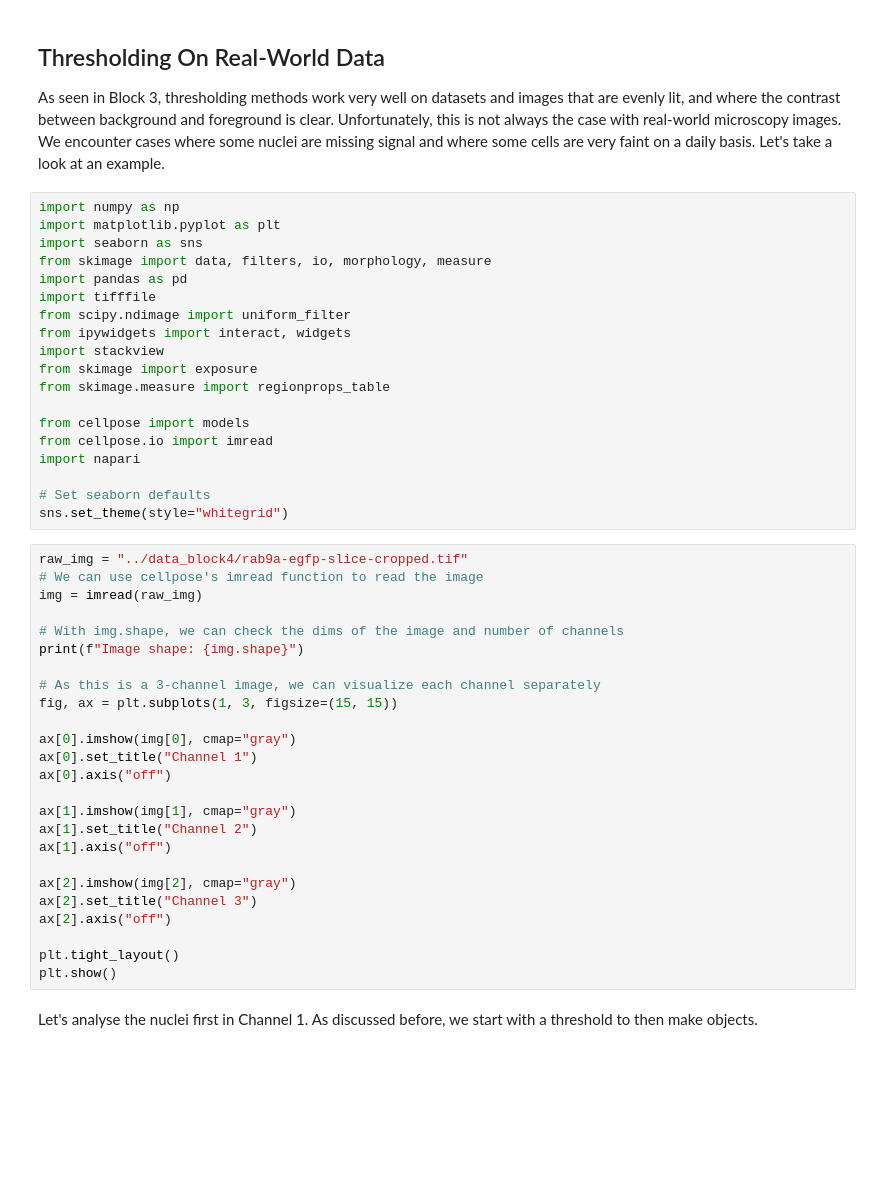
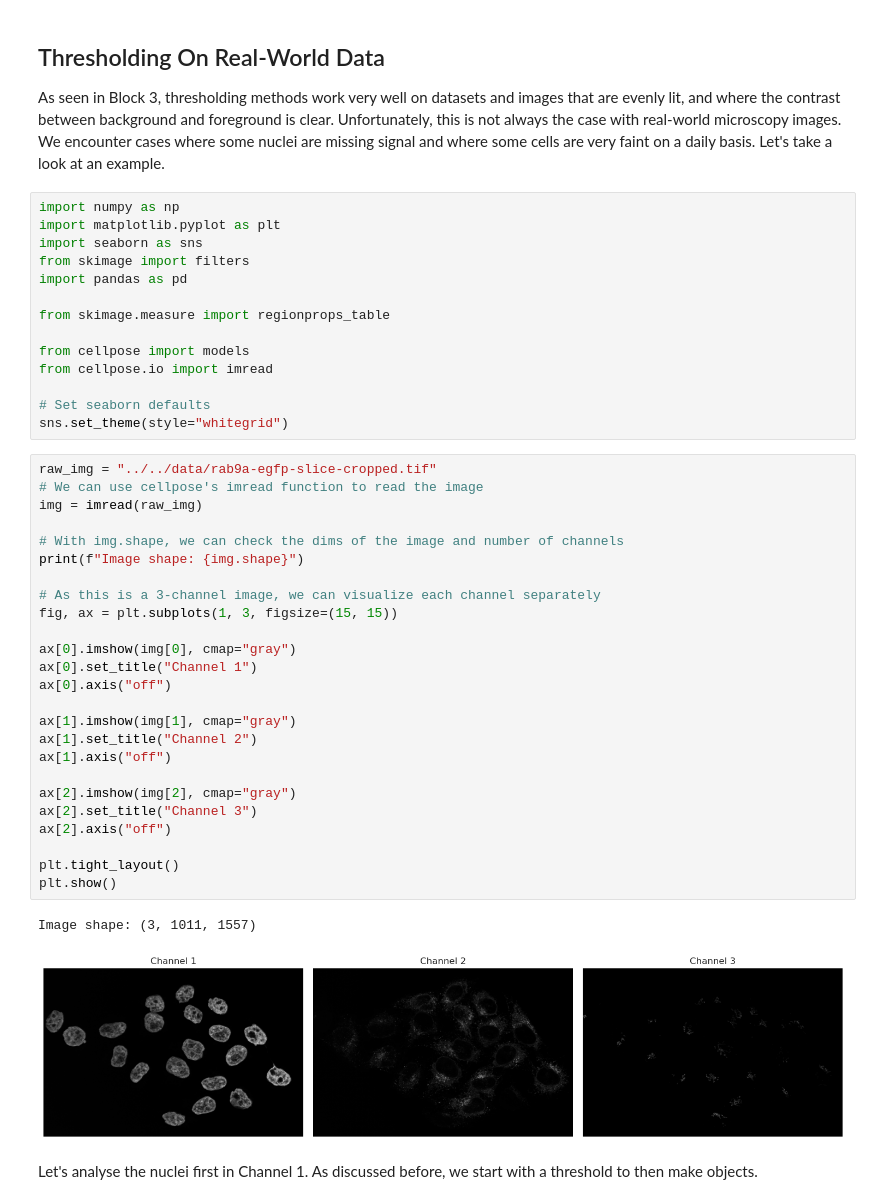
Before and after one commit to m-albert/mnb-image-analysis, a Jupyter notebook: materials/feature_extraction/feature_extraction.ipynb, the cells around one changed output. Drawn from its saved outputs; the diff is of its cells as text; blank space fills up the shorter version.

```diff
--- a/materials/feature_extraction/feature_extraction.ipynb
+++ b/materials/feature_extraction/feature_extraction.ipynb
@@ -12,46 +12,44 @@ As seen in Block 3, thresholding methods work very well on datasets and images t
 import numpy as np
 import matplotlib.pyplot as plt
 import seaborn as sns
-from skimage import data, filters, io, morphology, measure
+from skimage import filters
 import pandas as pd
-import tifffile
-from scipy.ndimage import uniform_filter
-from ipywidgets import interact, widgets
-import stackview
-from skimage import exposure
+
 from skimage.measure import regionprops_table
 
 from cellpose import models
 from cellpose.io import imread
-import napari
 
 # Set seaborn defaults
 sns.set_theme(style="whitegrid")
 # %%
-raw_img = "../data_block4/rab9a-egfp-slice-cropped.tif"
+raw_img = "../../data/rab9a-egfp-slice-cropped.tif"
 # We can use cellpose's imread function to read the image
 img = imread(raw_img)
 
 # With img.shape, we can check the dims of the image and number of channels
 print(f"Image shape: {img.shape}")
 
 # As this is a 3-channel image, we can visualize each channel separately
 fig, ax = plt.subplots(1, 3, figsize=(15, 15))
 
 ax[0].imshow(img[0], cmap="gray")
 ax[0].set_title("Channel 1")
 ax[0].axis("off")
 
 ax[1].imshow(img[1], cmap="gray")
 ax[1].set_title("Channel 2")
 ax[1].axis("off")
 
 ax[2].imshow(img[2], cmap="gray")
 ax[2].set_title("Channel 3")
 ax[2].axis("off")
 
 plt.tight_layout()
 plt.show()
+# %% [output]
+Image shape: (3, 1011, 1557)
+[figure, added]
 # %% [markdown]
 Let's analyse the nuclei first in Channel 1. As discussed before, we start with a threshold to then make objects.
 # %%
```
Also changed, not shown: parts of 13 cells of this notebook.
